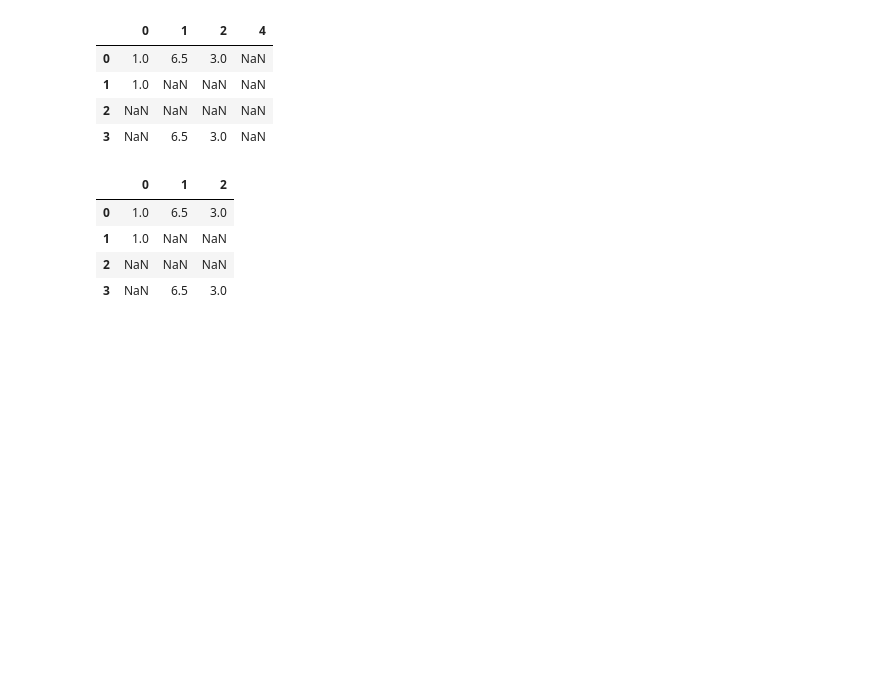
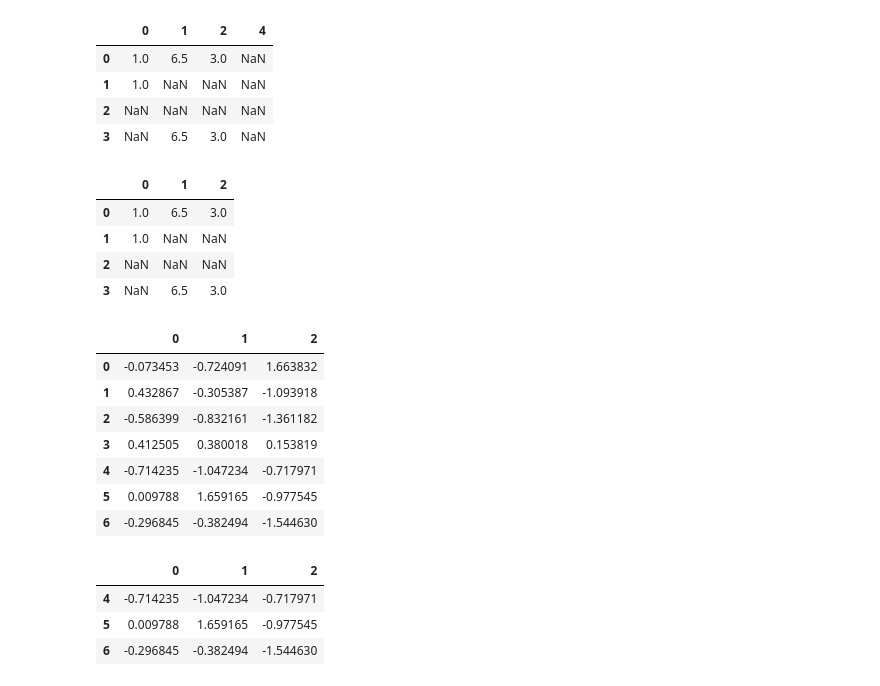
Before and after one commit to wahmed555/DataCleaning7, a Jupyter notebook: HW_5.ipynb, the cells around one changed output. Saved outputs shown, nothing was run; the diff lists cells and outputs as text; code cells hidden in the pictures; blank space fills up the shorter version.

```diff
--- a/HW_5.ipynb
+++ b/HW_5.ipynb
@@ -111,3 +133,16 @@ data.dropna(how='all', axis=1)
 | 1 | 1.0 | NaN | NaN |
 | 2 | NaN | NaN | NaN |
 | 3 | NaN | 6.5 | 3.0 |
+# %%
+df1=pd.DataFrame(np.random.randn(7,3))
+# %%
+df1
+# %% [output]
+|  | 0 | 1 | 2 |
+| 0 | -0.073453 | -0.724091 | 1.663832 |
+| 1 | 0.432867 | -0.305387 | -1.093918 |
+| 2 | -0.586399 | -0.832161 | -1.361182 |
+| 3 | 0.412505 | 0.380018 | 0.153819 |
+| 4 | -0.714235 | -1.047234 | -0.717971 |
+| 5 | 0.009788 | 1.659165 | -0.977545 |
+| 6 | -0.296845 | -0.382494 | -1.544630 |
@@ -113,0 +153,7 @@ data.dropna(how='all', axis=1)
+# %%
+df1.dropna()
+# %% [output]
+|  | 0 | 1 | 2 |
+| 4 | -0.714235 | -1.047234 | -0.717971 |
+| 5 | 0.009788 | 1.659165 | -0.977545 |
+| 6 | -0.296845 | -0.382494 | -1.544630 |
```
Also changed, not shown: parts of 56 cells of this notebook.
